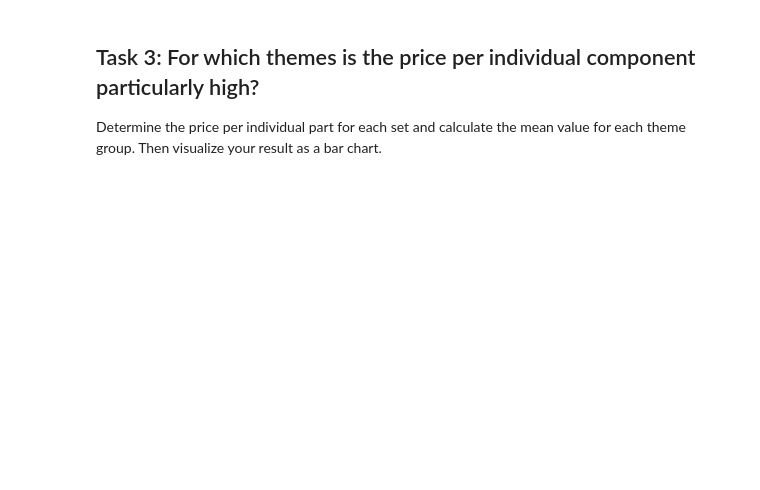
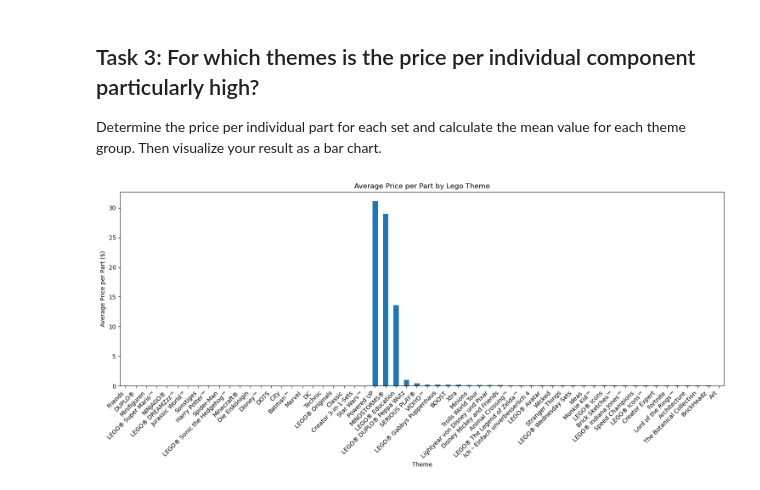
Before and after one commit to ZuebeyirEser/DataScienceCourseExercise, a Jupyter notebook: SecondThirdWeek/exercise_LEGO.ipynb, the cells around one changed output. Saved outputs shown, nothing was run; the diff lists cells and outputs as text; code cells hidden in the pictures; blank space fills up the shorter version.

```diff
--- a/SecondThirdWeek/exercise_LEGO.ipynb
+++ b/SecondThirdWeek/exercise_LEGO.ipynb
@@ -25,3 +70,17 @@ We want to determine the number of sets per topic group and organize the themes
 ## Task 3: For which themes is the price per individual component particularly high?
 
 Determine the price per individual part for each set and calculate the mean value for each theme group. Then visualize your result as a bar chart.
+# %%
+lego["price_per_chart"] = lego["price"] / lego["pieceCount"]
+theme_price_per_chart = lego.groupby("theme")["price_per_chart"].mean().sort_values(ascending=False)
+
+plt.figure(figsize=(15, 7))
+theme_price_per_chart.plot(kind='bar')
+plt.title('Average Price per Part by Lego Theme')
+plt.xlabel('Theme')
+plt.ylabel('Average Price per Part ($)')
+plt.xticks(rotation=45, ha='right')
+plt.tight_layout()
+plt.show()
+# %% [output]
+[figure, added]
```
Also changed, not shown: parts of 6 cells of this notebook.
